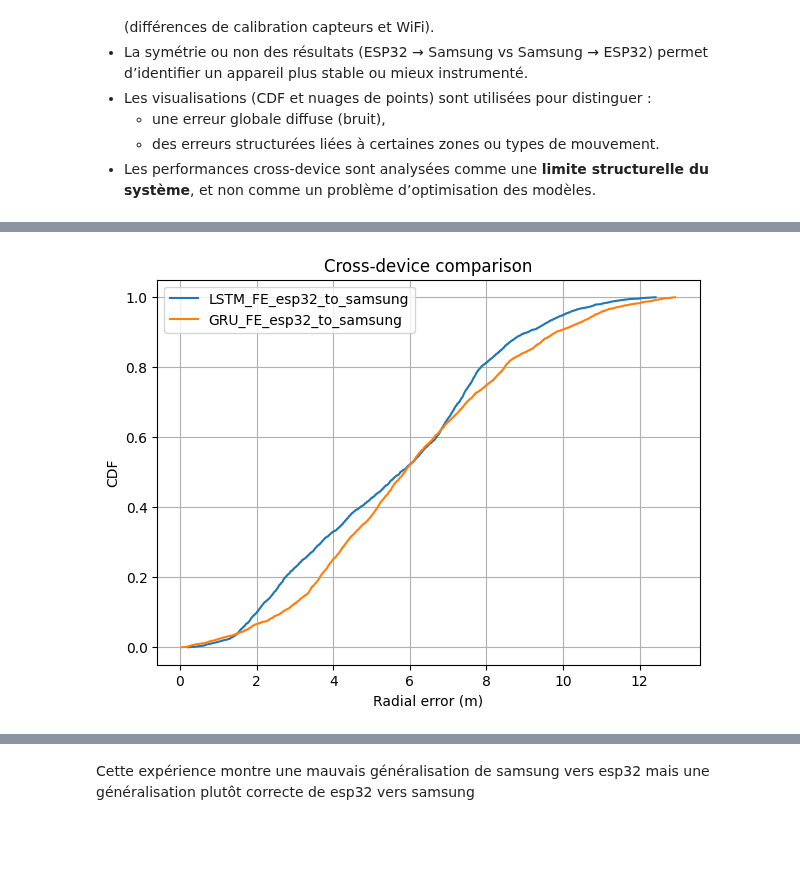
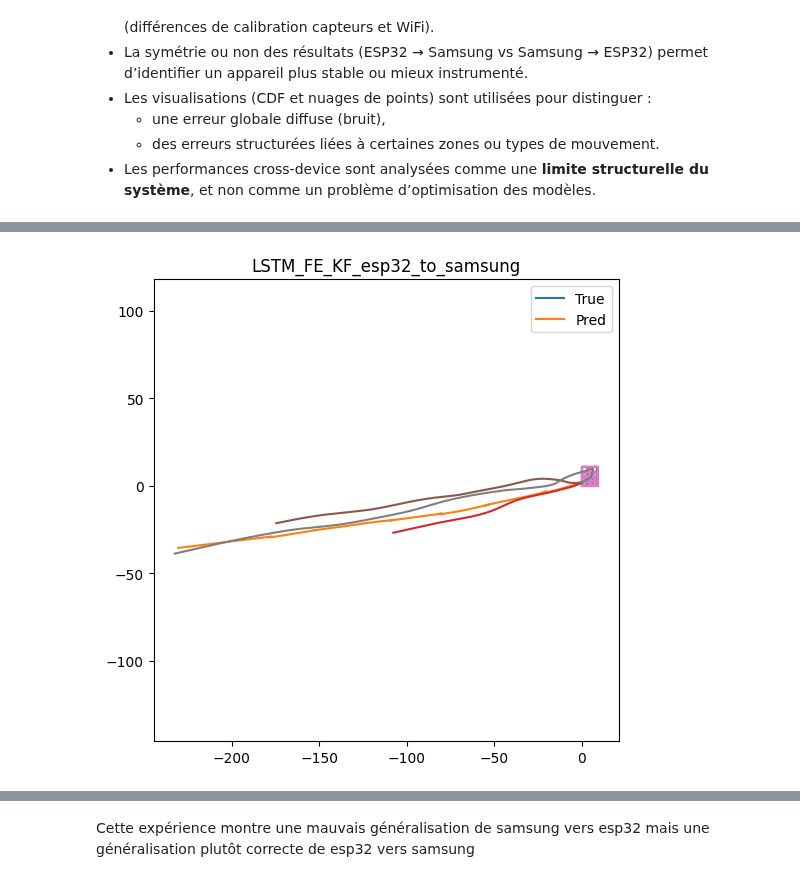
Before and after one commit to FlavienJalabert/indoor-localisation, a Jupyter notebook: Report_Indoor_Localisation.ipynb, the cells around one changed output, grey strips where cells are left out. Drawn from its saved outputs; the diff is of its cells as text; code cells hidden in the pictures; blank space fills up the shorter version.

```diff
--- a/Report_Indoor_Localisation.ipynb
+++ b/Report_Indoor_Localisation.ipynb
@@ -233,9 +510,15 @@ n_features: 65
 n_wifi: 11
 # %%
 # Essential features from top-K correlation (grouped)
-topk_path = Path(paths.out_fe_dir()) / f"seq_topk_corr__{run_id}_topk{K}.json"
-if topk_path.exists():
-    topk = json.loads(topk_path.read_text(encoding="utf-8"))
+topk_path = artifacts.artifact_path("fe", "seq_topk_corr", run_id, "json")
+if not Path(topk_path).exists():
+    print('Top-K corr feature file not found:', topk_path)
+    print('Recomputing top-K corr features...')
+    cfg.seq_use_topk_corr = True
+    _ = evaluation.prepare_seq_data(df_train, df_test, cfg=cfg, run_id=run_id, force_recompute=True)
+
+if Path(topk_path).exists():
+    topk = json.loads(Path(topk_path).read_text(encoding="utf-8"))
     feats = topk.get("topk_corr_features", [])
     imu = [c for c in feats if c in cfg.imu_cols]
     roll = [c for c in feats if "_roll_" in c]
@@ -247,5 +530,5 @@ if topk_path.exists():
     summary
     pd.DataFrame({"imu": pd.Series(imu), "roll": pd.Series(roll), "deriv": pd.Series(deriv), "wifi": pd.Series(wifi)}).head(20)
 else:
-    print("Top-K corr feature file not found:", topk_path)
+    print('Top-K corr feature file still not found:', topk_path)
 # %% [output]
@@ -613,30 +895,50 @@ Critères d’interprétation :
   - des erreurs structurées liées à certaines zones ou types de mouvement.
 - Les performances cross-device sont analysées comme une **limite structurelle du système**, et non comme un problème d’optimisation des modèles.
 # %%
-# Cross-device evaluation with sequential models (LSTM/GRU)
-devices = df_base["device"].dropna().unique()
-cross_results = []
-if len(devices) >= 2:
-    devA, devB = devices[0], devices[1]
-    dfA = df_base[df_base["device"] == devA].reset_index(drop=True)
-    dfB = df_base[df_base["device"] == devB].reset_index(drop=True)
-    seq_bundle_cd = evaluation.prepare_seq_data(
-        dfA, dfB, cfg=cfg, run_id=f"{run_id}_cd_{devA}_to_{devB}", force_recompute=force_recompute
-    )
-    metrics_cd, _, preds_seq_cd = evaluation.eval_seq_models(seq_bundle_cd, cfg=cfg)
-    for name in ["LSTM_FE", "GRU_FE"]:
-        pack = preds_seq_cd.get(name)
-        if pack is None:
-            continue
-        res = {
-            "name": f"{name}_{devA}_to_{devB}",
-            "y_true": pack["y_true"],
-            "y_pred": pack["y_pred"],
-        }
-        cross_results.append(res)
-        plotting.plot_cross_device_result(res, save_dir=paths.out_figures_dir())
-    if cross_results:
-        plotting.plot_cross_device_comparison(cross_results, save_path=paths.out_figures_dir() / f"cdf_cross_seq__{run_id}.png")
+if seq_bundle is None:
+    print('Skipped: sequential disabled or unavailable.')
 else:
-    print("Not enough devices for cross-device eval.")
+    # Cross-device evaluation with sequential models (LSTM/GRU)
+    devices = list(df_base["device"].dropna().unique())
+    cross_results = []
+    if len(devices) >= 2:
+        pairs = []
+        for i, dev_src in enumerate(devices):
+            for dev_tgt in devices:
+                if dev_src == dev_tgt:
+                    continue
+                pairs.append((dev_src, dev_tgt))
+
+        for devA, devB in pairs:
+            dfA = df_base[df_base["device"] == devA].reset_index(drop=True)
+            dfB = df_base[df_base["device"] == devB].reset_index(drop=True)
+            seq_bundle_cd = evaluation.prepare_seq_data(
+                dfA, dfB, cfg=cfg, run_id=f"{run_id}_cd_{devA}_to_{devB}", force_recompute=True
+            )
+            metrics_cd, _, preds_seq_cd = evaluation.eval_seq_models(seq_bundle_cd, cfg=cfg)
+            display(metrics_cd)
+            for name in ["LSTM_FE", "GRU_FE", "LSTM_FE_KF", "GRU_FE_KF"]:
+                pack = preds_seq_cd.get(name)
+                if pack is None:
+                    continue
+                res = {
+                    "name": f"{name}_{devA}_to_{devB}",
+                    "y_true": pack["y_true"],
+                    "y_pred": pack["y_pred"],
+                    "t_ms": pack.get("t_ms"),
+                    "session_id": pack.get("session_id"),
+                    "segment_id": pack.get("segment_id"),
+                    "anchor_X": pack.get("anchor_X"),
+                    "anchor_Y": pack.get("anchor_Y"),
+                }
+                cross_results.append(res)
+                plotting.plot_cross_device_result(res, save_dir=paths.out_figures_dir())
+
+        if cross_results:
+            plotting.plot_cross_device_comparison(
+                cross_results,
+                save_path=paths.out_figures_dir() / f"cdf_cross_seq__{run_id}.png",
+            )
+    else:
+        print("Not enough devices for cross-device eval.")
 # %% [output]
@@ -647 +955 @@ else:
-[figure, old version]
+[figure, new version]
```
Also changed, not shown: parts of 48 cells of this notebook, 12 other files.
